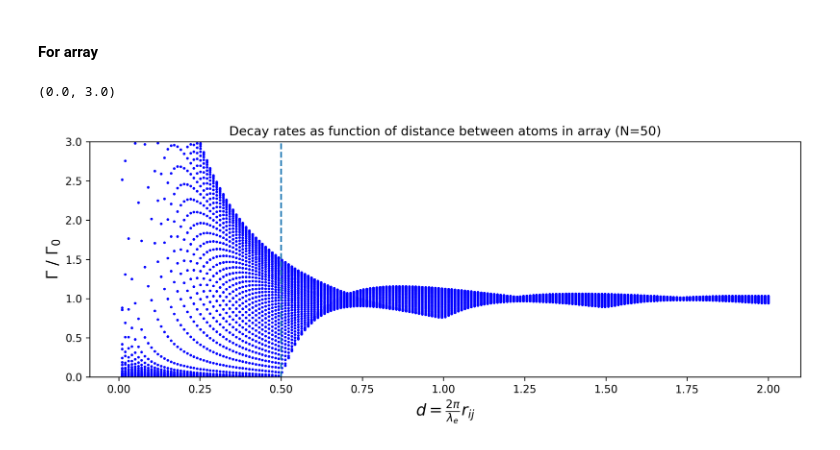
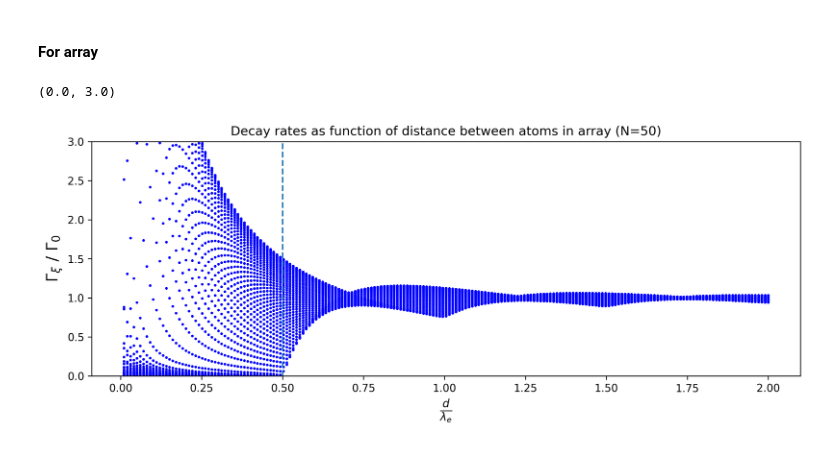
Before and after one commit to FrederikButler/DipoleStructuresInVacuum, a Jupyter notebook: Comparing to Arsenjo2017.ipynb, the cells around one changed output. Drawn from its saved outputs; the diff is of its cells as text; code cells hidden in the pictures.

```diff
--- a/Comparing to Arsenjo2017.ipynb
+++ b/Comparing to Arsenjo2017.ipynb
@@ -47,13 +47,13 @@ for d in distances[1:]:
 # %%
 decay_rate_list_50_reversed = [-p for p in decay_rate_list_50]
 plt.figure(figsize=(12,4), dpi=300)
 plt.plot(distances[1:], decay_rate_list_50_reversed, '.', c = 'blue', markersize=3); #skal gange med pi for x-akse korrekt her.
-plt.xlabel(r'$d=\frac{2 \pi}{\lambda_e} r_{ij}$', size = 15)
-plt.ylabel(r'$\Gamma$ / $\Gamma_0$', size = 15)
+plt.xlabel(r'$\frac{d}{\lambda_e}$', size = 15)
+plt.ylabel(r'$\Gamma_\xi$ / $\Gamma_0$', size = 15)
 plt.axvline(x = 1/2, ymin = 0, ymax=3, linestyle = '--')
 plt.title('Decay rates as function of distance between atoms in array (N=50)')
 
 plt.ylim(-0, 3)
 # %% [output]
 (0.0, 3.0)
-[figure, old version]
+[figure, new version]
```
Also changed, not shown: 1 other file.
